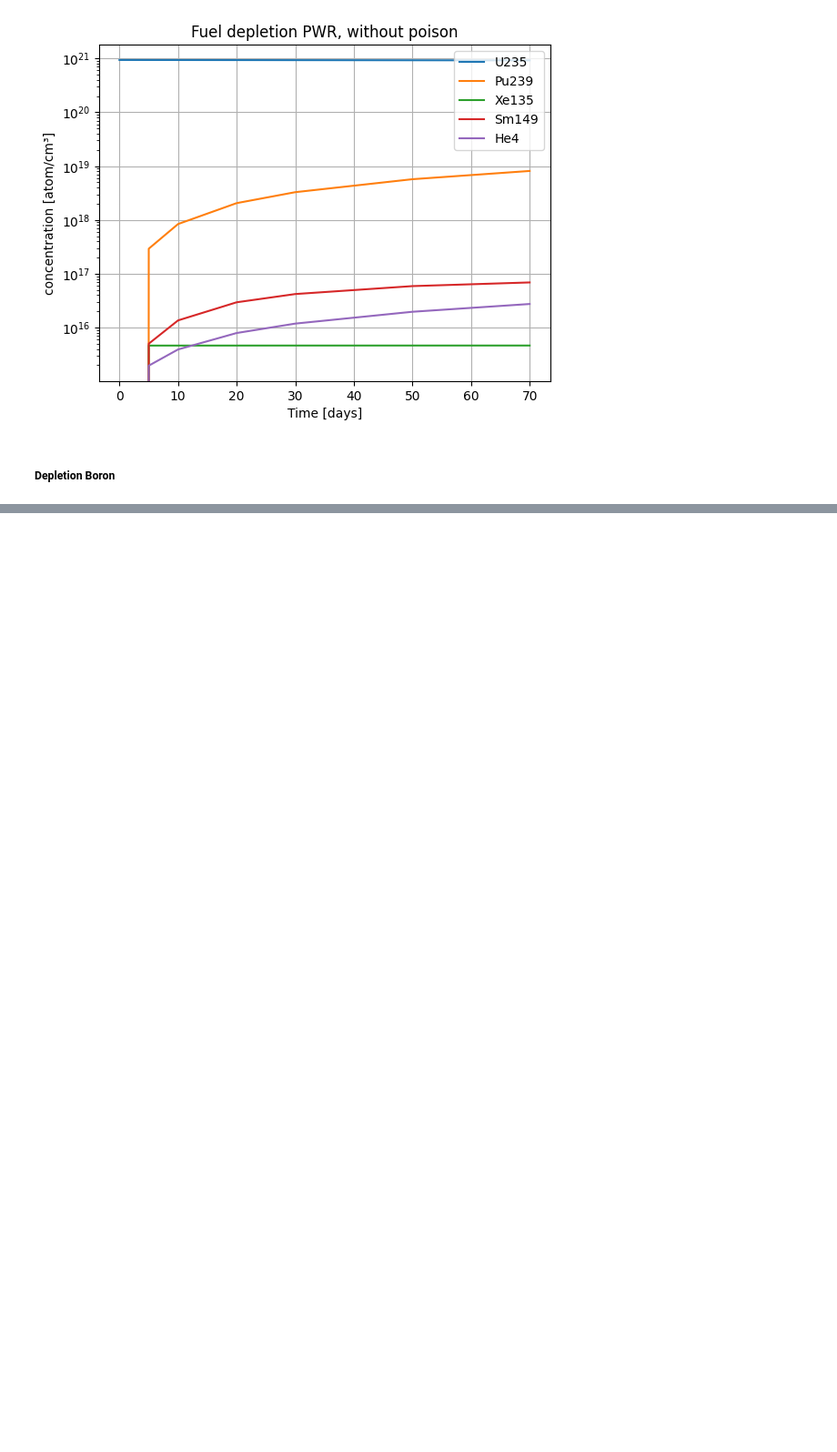
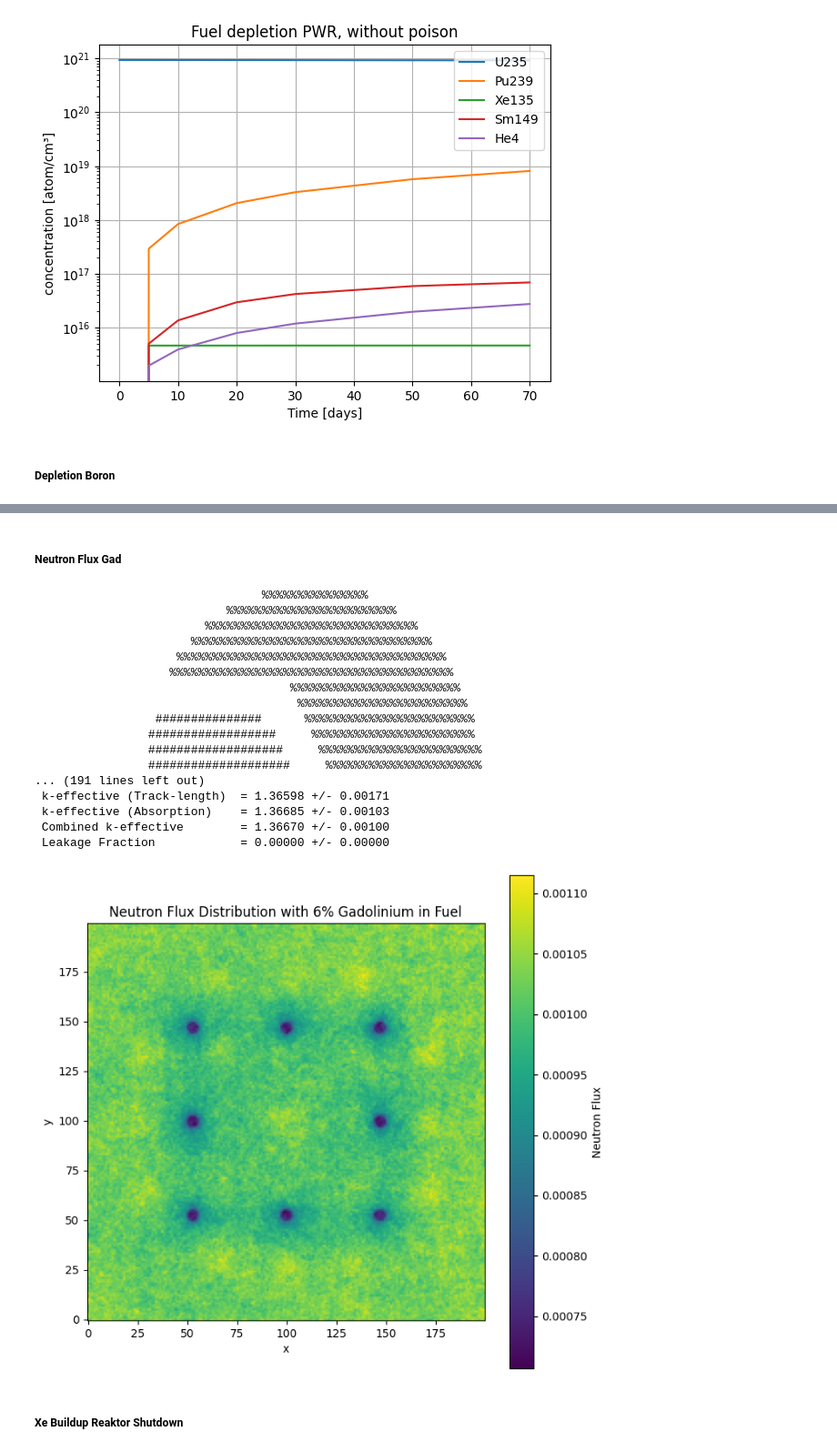
Before and after one commit to Sille94/reaktorfysik, a Jupyter notebook: GroupProject.ipynb, the cells around one changed output, grey strips where cells are left out. Shown at 91% size. Drawn from its saved outputs; the diff is of its cells as text; code cells hidden in the pictures; blank space fills up the shorter version.

```diff
--- a/GroupProject.ipynb
+++ b/GroupProject.ipynb
@@ -867,0 +1249,28 @@ boron_depletion_result = run_depletion(pwr_boron, timesteps, power, diff_mats=Fa
+# %% [markdown]
+##### Neutron Flux Gad
+# %%
+gad_frac = 0.06
+ga_flux_model = build_model(mode='sweep', gad_frac = gad_frac, pitch=pitch)
+ga_flux = neutron_flux(ga_flux_model)
+plot_flux(ga_flux, title=f'Neutron Flux Distribution with {gad_frac*100:.0f}% Gadolinium in Fuel')
+# %% [output]
+                                %%%%%%%%%%%%%%%
+                           %%%%%%%%%%%%%%%%%%%%%%%%
+                        %%%%%%%%%%%%%%%%%%%%%%%%%%%%%%
+                      %%%%%%%%%%%%%%%%%%%%%%%%%%%%%%%%%%
+                    %%%%%%%%%%%%%%%%%%%%%%%%%%%%%%%%%%%%%%
+                   %%%%%%%%%%%%%%%%%%%%%%%%%%%%%%%%%%%%%%%%
+                                    %%%%%%%%%%%%%%%%%%%%%%%%
+                                     %%%%%%%%%%%%%%%%%%%%%%%%
+                 ###############      %%%%%%%%%%%%%%%%%%%%%%%%
+                ##################     %%%%%%%%%%%%%%%%%%%%%%%
+                ###################     %%%%%%%%%%%%%%%%%%%%%%%
+                ####################     %%%%%%%%%%%%%%%%%%%%%%
+... (191 lines left out)
+ k-effective (Track-length)  = 1.36598 +/- 0.00171
+ k-effective (Absorption)    = 1.36685 +/- 0.00103
+ Combined k-effective        = 1.36670 +/- 0.00100
+ Leakage Fraction            = 0.00000 +/- 0.00000
+[figure, added]
+# %% [markdown]
+##### Xe Buildup Reaktor Shutdown
```
Also changed, not shown: parts of 19 cells of this notebook, 26 other files.
